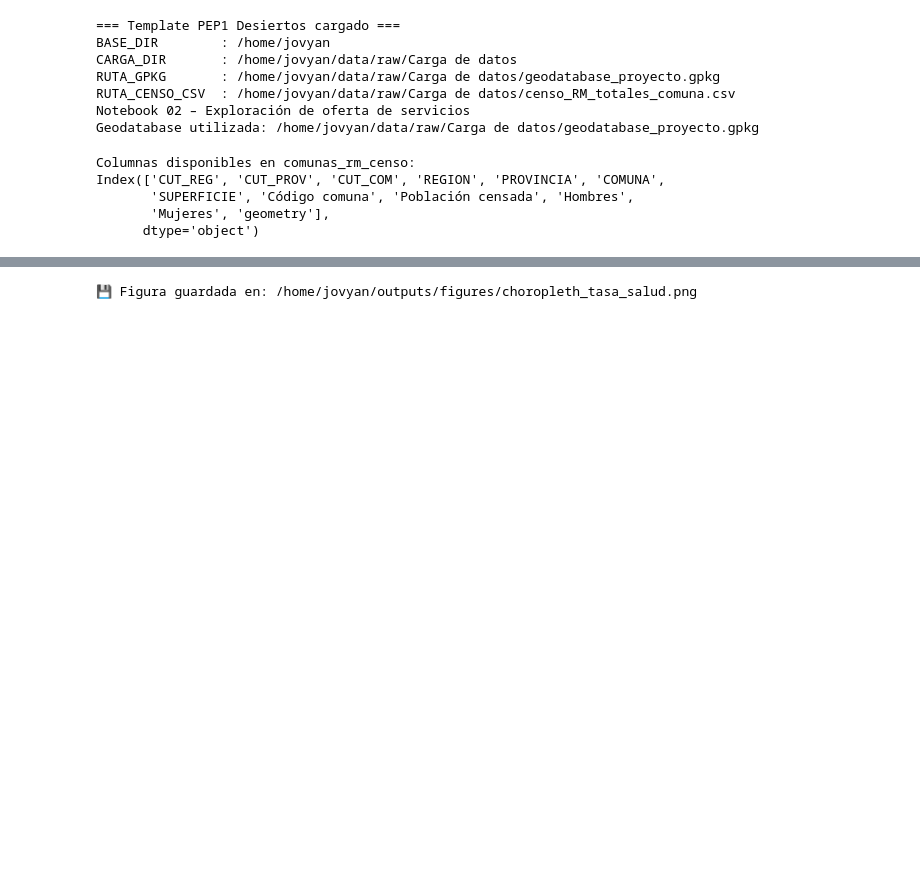
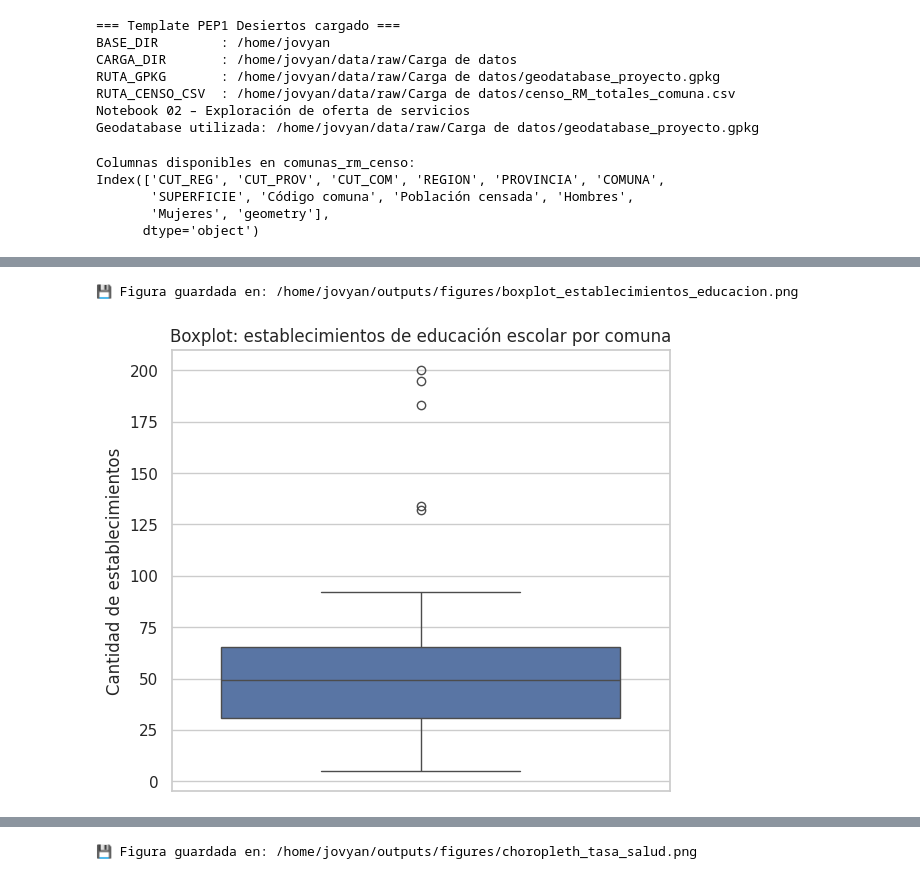
Before and after one commit to diegovaldes23/geoinformatica-proyecto, a Jupyter notebook: proyecto/notebooks/02_exploratory_analysis.ipynb, the cells around one changed output, grey strips where cells are left out. Drawn from its saved outputs; the diff is of its cells as text; code cells hidden in the pictures; blank space fills up the shorter version.

```diff
--- a/proyecto/notebooks/02_exploratory_analysis.ipynb
+++ b/proyecto/notebooks/02_exploratory_analysis.ipynb
@@ -228,0 +280,18 @@ Comunas con menor tasa de supermercados por 10.000 habitantes:
+# %%
+# Celda 9: boxplot de número de establecimientos de educación escolar
+
+fig, ax = plt.subplots(figsize=(6, 5))
+
+if "conteo_establecimientos_educacion" in df_stats.columns:
+    sns.boxplot(y=df_stats["conteo_establecimientos_educacion"], ax=ax)
+    ax.set_title("Boxplot: establecimientos de educación escolar por comuna")
+    ax.set_ylabel("Cantidad de establecimientos")
+    plt.tight_layout()
+    save_figure(fig, "boxplot_establecimientos_educacion")
+else:
+    ax.text(0.5, 0.5, "No se encontró la columna conteo_establecimientos_educacion",
+            ha="center", va="center", transform=ax.transAxes)
+plt.show()
+# %% [output]
+💾 Figura guardada en: /home/jovyan/outputs/figures/boxplot_establecimientos_educacion.png
+[figure, added]
```
Also changed, not shown: parts of 12 cells of this notebook.
